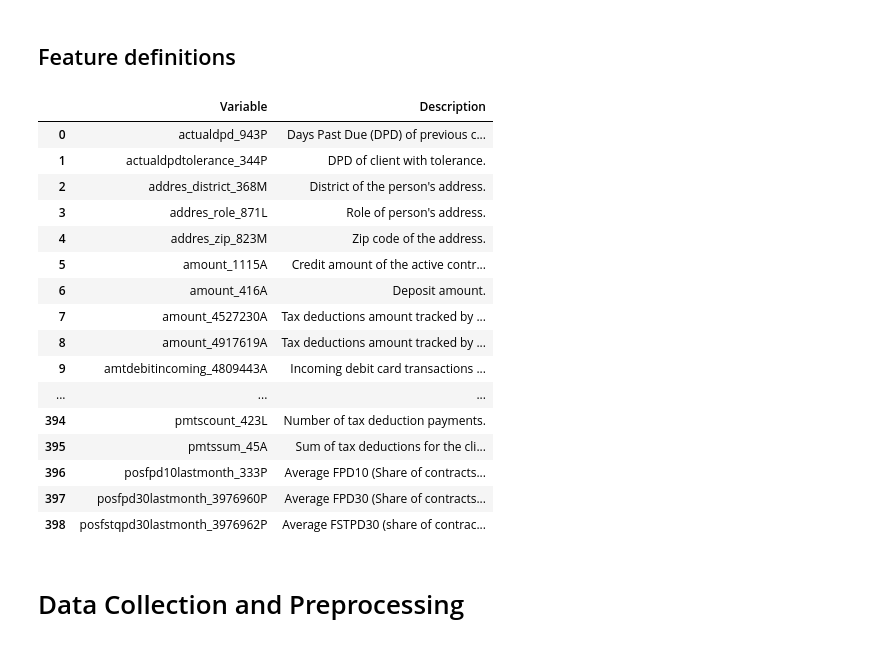
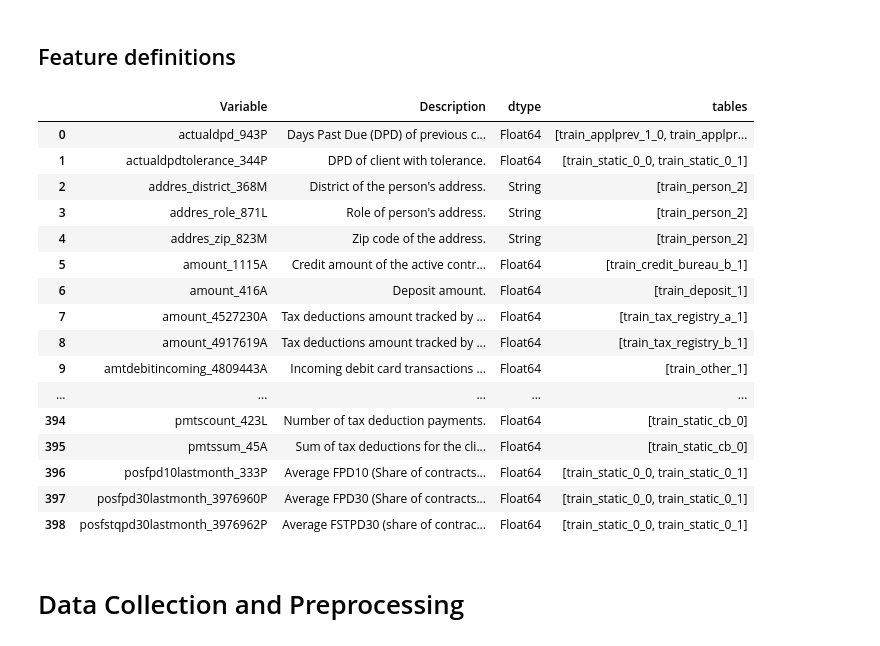
Before and after one commit to Andrey123qq2/Kaggle-Notebooks, a Jupyter notebook: home-credit-baseline-data.ipynb, the cells around one changed output. Saved outputs shown, nothing was run; the diff lists cells and outputs as text; code cells hidden in the pictures.

Commit message:
Kaggle Notebook | Home Credit: baseline - DATA | Version 14

```diff
--- a/home-credit-baseline-data.ipynb
+++ b/home-credit-baseline-data.ipynb
@@ -47,33 +47,29 @@ class CFG:
     test_dir = Path("/kaggle/input/home-credit-credit-risk-model-stability/parquet_files/test")
 # %% [markdown]
 ## Feature definitions
-# %%
-if __name__ == '__main__':
-    pd.set_option('max_colwidth', 400)
-    pd.set_option('display.max_columns', None)
-    pd.set_option('display.max_rows', 500)
-    feature_definitions_df = pd.read_csv(CFG.root_dir / "feature_definitions.csv")
-    display(feature_definitions_df)
-    pd.reset_option("display.max_rows", 0)
-    pd.set_option('max_colwidth', 50)
-# %% [output]
-|  | Variable | Description |
-| 0 | actualdpd_943P | Days Past Due (DPD) of previous c... |
-| 1 | actualdpdtolerance_344P | DPD of client with tolerance. |
-| 2 | addres_district_368M | District of the person's address. |
-| 3 | addres_role_871L | Role of person's address. |
-| 4 | addres_zip_823M | Zip code of the address. |
-| 5 | amount_1115A | Credit amount of the active contr... |
-| 6 | amount_416A | Deposit amount. |
-| 7 | amount_4527230A | Tax deductions amount tracked by ... |
-| 8 | amount_4917619A | Tax deductions amount tracked by ... |
-| 9 | amtdebitincoming_4809443A | Incoming debit card transactions ... |
-| ... | ... | ... |
-| 394 | pmtscount_423L | Number of tax deduction payments. |
-| 395 | pmtssum_45A | Sum of tax deductions for the cli... |
-| 396 | posfpd10lastmonth_333P | Average FPD10 (Share of contracts... |
-| 397 | posfpd30lastmonth_3976960P | Average FPD30 (Share of contracts... |
-| 398 | posfstqpd30lastmonth_3976962P | Average FSTPD30 (share of contrac... |
+# %%
+if __name__ == '__main__':
+    with pd.option_context('display.max_rows', None, 'display.max_columns', None, 'max_colwidth', 400):
+        enhanced_feat_def_df = pd.read_parquet("/kaggle/input/home-credit-enhanced-feature-definitions/feature_definitions_dtypes_tables.parquet")
+        display(enhanced_feat_def_df)
+# %% [output]
+|  | Variable | Description | dtype | tables |
+| 0 | actualdpd_943P | Days Past Due (DPD) of previous c... | Float64 | [train_applprev_1_0, train_applpr... |
+| 1 | actualdpdtolerance_344P | DPD of client with tolerance. | Float64 | [train_static_0_0, train_static_0_1] |
+| 2 | addres_district_368M | District of the person's address. | String | [train_person_2] |
+| 3 | addres_role_871L | Role of person's address. | String | [train_person_2] |
+| 4 | addres_zip_823M | Zip code of the address. | String | [train_person_2] |
+| 5 | amount_1115A | Credit amount of the active contr... | Float64 | [train_credit_bureau_b_1] |
+| 6 | amount_416A | Deposit amount. | Float64 | [train_deposit_1] |
+| 7 | amount_4527230A | Tax deductions amount tracked by ... | Float64 | [train_tax_registry_a_1] |
+| 8 | amount_4917619A | Tax deductions amount tracked by ... | Float64 | [train_tax_registry_b_1] |
+| 9 | amtdebitincoming_4809443A | Incoming debit card transactions ... | Float64 | [train_other_1] |
+| ... | ... | ... | ... | ... |
+| 394 | pmtscount_423L | Number of tax deduction payments. | Float64 | [train_static_cb_0] |
+| 395 | pmtssum_45A | Sum of tax deductions for the cli... | Float64 | [train_static_cb_0] |
+| 396 | posfpd10lastmonth_333P | Average FPD10 (Share of contracts... | Float64 | [train_static_0_0, train_static_0_1] |
+| 397 | posfpd30lastmonth_3976960P | Average FPD30 (Share of contracts... | Float64 | [train_static_0_0, train_static_0_1] |
+| 398 | posfstqpd30lastmonth_3976962P | Average FSTPD30 (share of contrac... | Float64 | [train_static_0_0, train_static_0_1] |
 # %% [markdown]
 # Data Collection and Preprocessing
 # %%
```
Also changed, not shown: parts of 6 cells of this notebook.
